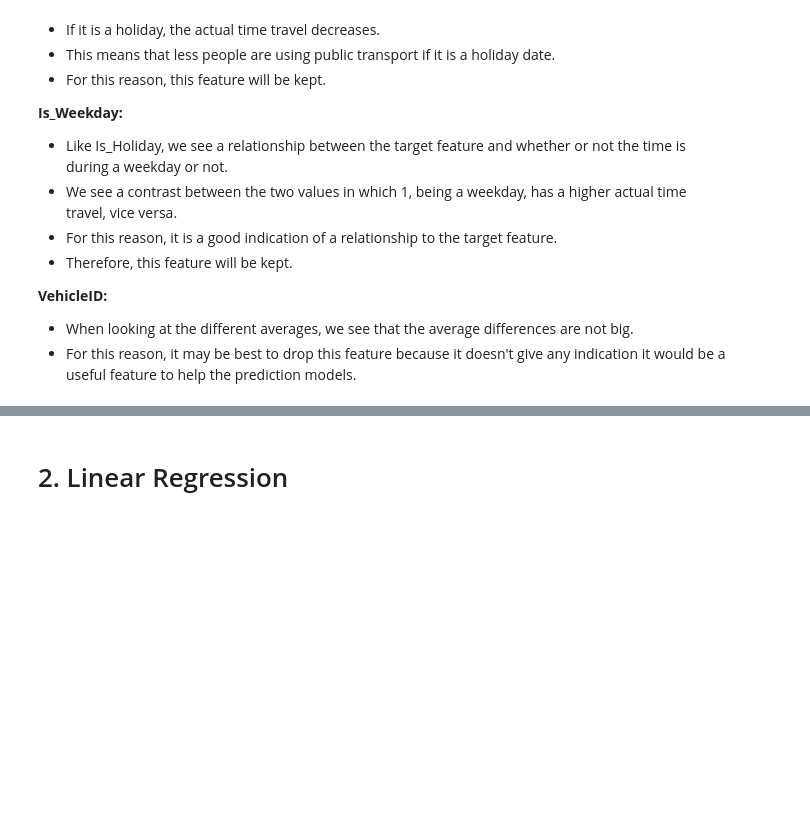
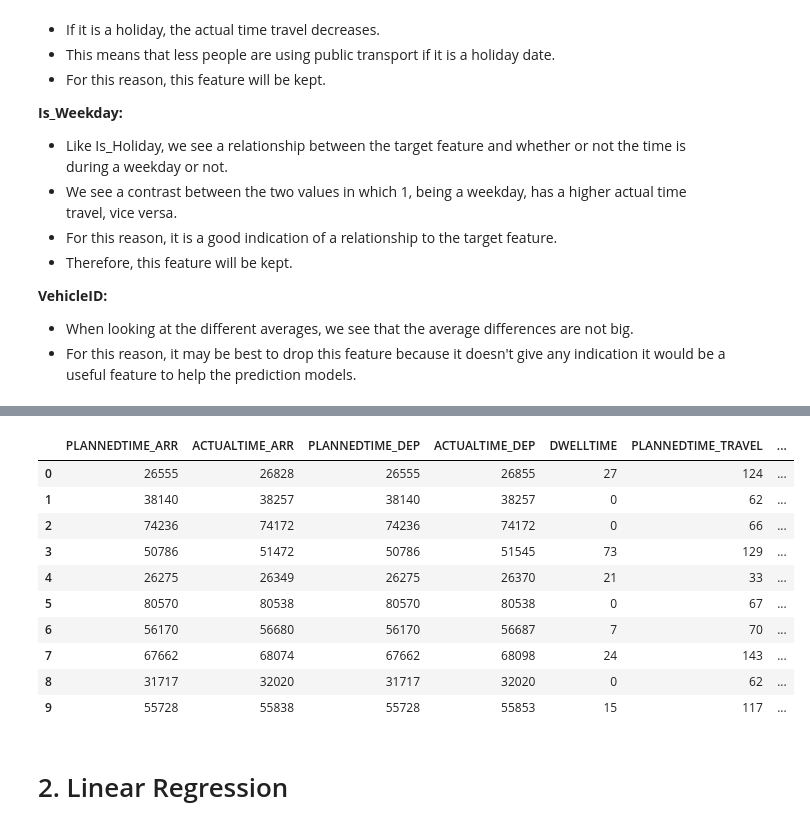
Before and after one commit to CityRoute/Data-Analytics-CityRoute, a Jupyter notebook: Data_Modelling.ipynb, the cells around one changed output, grey strips where cells are left out. Drawn from its saved outputs; the diff is of its cells as text; code cells hidden in the pictures; blank space fills up the shorter version.

```diff
--- a/Data_Modelling.ipynb
+++ b/Data_Modelling.ipynb
@@ -703,0 +726,12 @@ print(df_copy.columns.tolist())
+# %%
+datas = {'ACTUALTIME_TRAVEL': df_copy['ACTUALTIME_TRAVEL']}
+y = pd.DataFrame(data=datas)
+X = df_copy.drop(['ACTUALTIME_TRAVEL'],1)
+# %%
+# Splitting the dataset into 2 datasets:
+# Split the dataset into two datasets: 70% training and 30% test
+X_train, X_test, y_train, y_test = train_test_split(X, y, test_size=0.3,random_state=1)
+
+print("The Original range of the dataset: ",df.shape[0])
+print("The Training range taken from dataset: (70%): rows 0 to", round(X_train.shape[0]))
+print("The Test range taken from dataset: (30%): rows", round(X_train.shape[0]), "to", round(X_train.shape[0]) + X_test.shape[0])
@@ -704,3 +774,23 @@ print(df_copy.columns.tolist())
+# %%
+# Using .reset_index
+# We see that they are in order again.
+X_train.reset_index(drop=True, inplace=True)
+y_train.reset_index(drop=True, inplace=True)
+X_test.reset_index(drop=True, inplace=True)
+y_test.reset_index(drop=True, inplace=True)
+X_train.head(10)
+# %% [output]
+|  | PLANNEDTIME_ARR | ACTUALTIME_ARR | PLANNEDTIME_DEP | ACTUALTIME_DEP | DWELLTIME | PLANNEDTIME_TRAVEL | ... |
+| 0 | 26555 | 26828 | 26555 | 26855 | 27 | 124 | ... |
+| 1 | 38140 | 38257 | 38140 | 38257 | 0 | 62 | ... |
+| 2 | 74236 | 74172 | 74236 | 74172 | 0 | 66 | ... |
+| 3 | 50786 | 51472 | 50786 | 51545 | 73 | 129 | ... |
+| 4 | 26275 | 26349 | 26275 | 26370 | 21 | 33 | ... |
+| 5 | 80570 | 80538 | 80570 | 80538 | 0 | 67 | ... |
+| 6 | 56170 | 56680 | 56170 | 56687 | 7 | 70 | ... |
+| 7 | 67662 | 68074 | 67662 | 68098 | 24 | 143 | ... |
+| 8 | 31717 | 32020 | 31717 | 32020 | 0 | 62 | ... |
+| 9 | 55728 | 55838 | 55728 | 55853 | 15 | 117 | ... |
 # %% [markdown]
 # 2. Linear Regression
 # %% [markdown]
```
Also changed, not shown: parts of 30 cells of this notebook.
